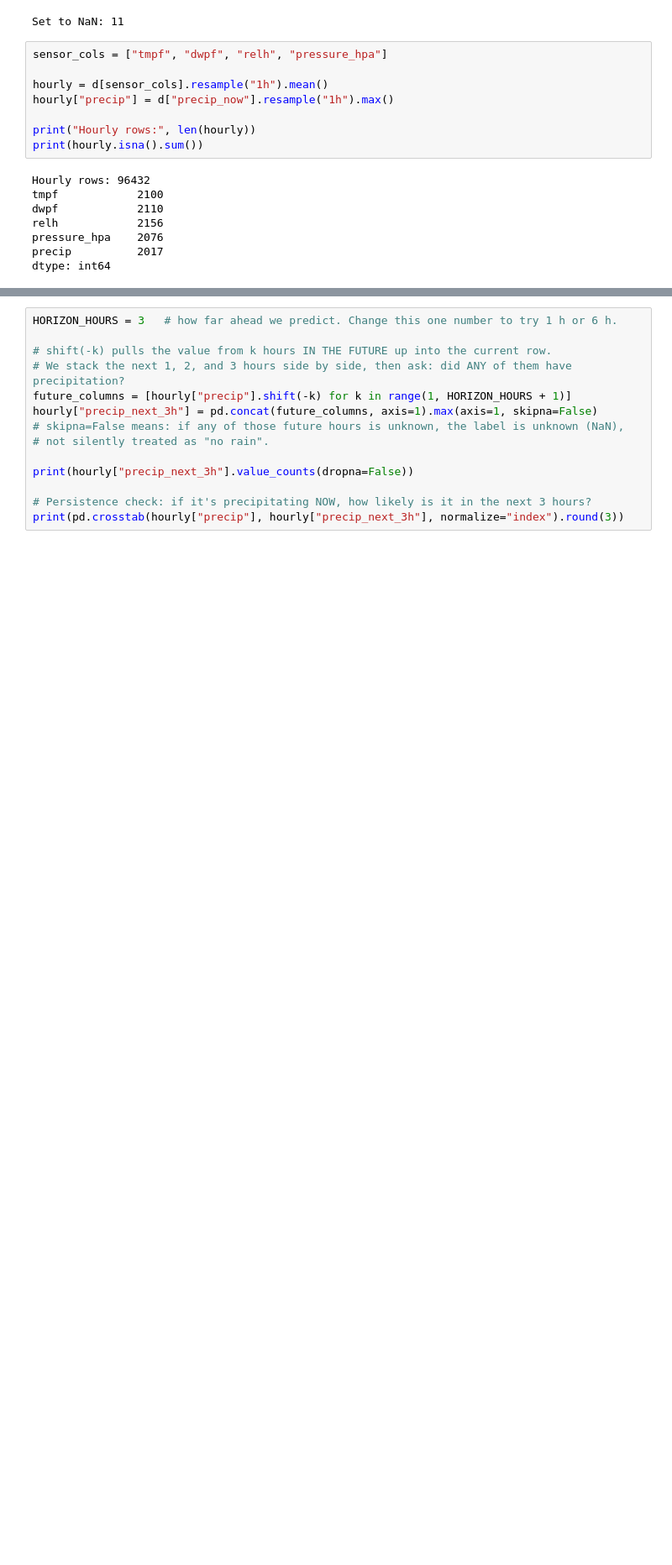
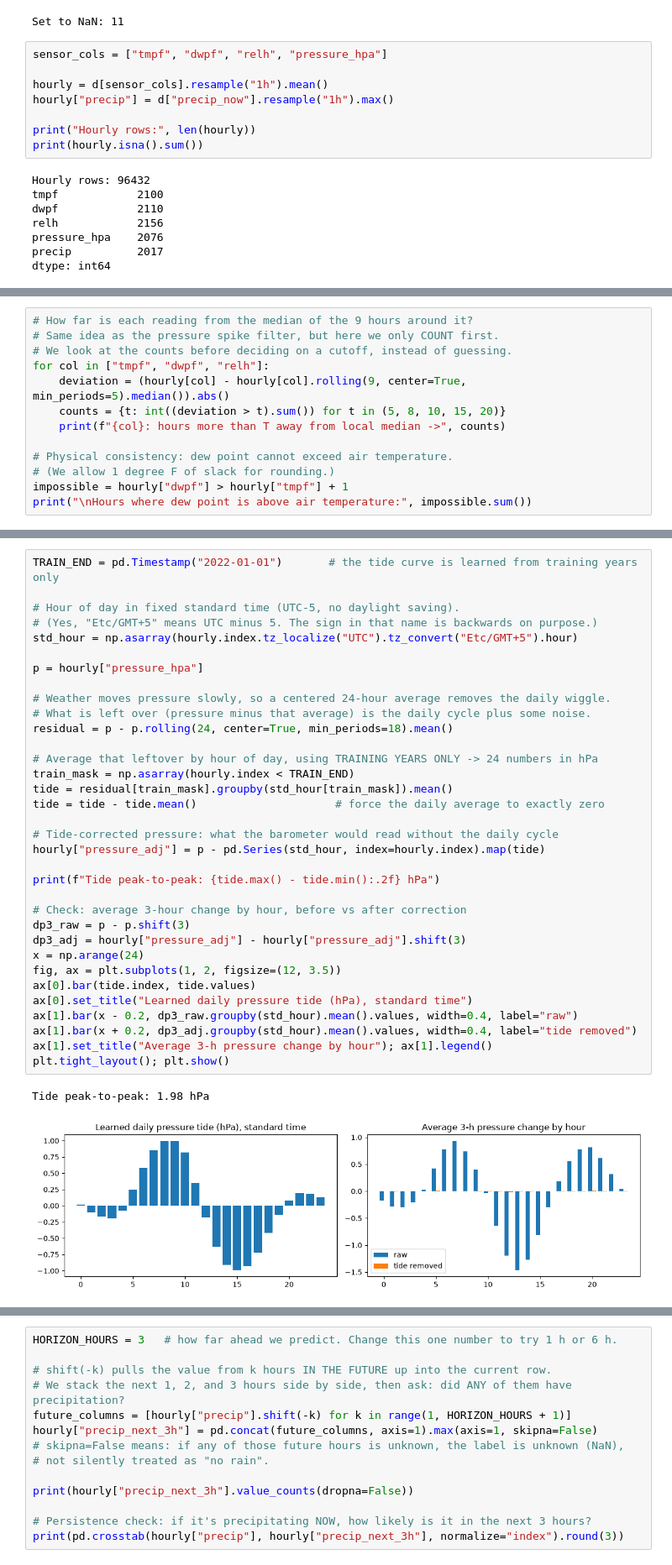
Before and after one commit to sadid-hassan/ESP32-TinyML-Weather-Prediction, a Jupyter notebook: notebooks/02_data_preprocessing.ipynb, the cells around one changed output, grey strips where cells are left out. Shown at 84% size. Cells and saved outputs as stored; diff of their text form; blank space fills up the shorter version.

```diff
--- a/notebooks/02_data_preprocessing.ipynb
+++ b/notebooks/02_data_preprocessing.ipynb
@@ -73,0 +95,13 @@ dtype: int64
+# %%
+# How far is each reading from the median of the 9 hours around it?
+# Same idea as the pressure spike filter, but here we only COUNT first.
+# We look at the counts before deciding on a cutoff, instead of guessing.
+for col in ["tmpf", "dwpf", "relh"]:
+    deviation = (hourly[col] - hourly[col].rolling(9, center=True, min_periods=5).median()).abs()
+    counts = {t: int((deviation > t).sum()) for t in (5, 8, 10, 15, 20)}
+    print(f"{col}: hours more than T away from local median ->", counts)
+
+# Physical consistency: dew point cannot exceed air temperature.
+# (We allow 1 degree F of slack for rounding.)
+impossible = hourly["dwpf"] > hourly["tmpf"] + 1
+print("\nHours where dew point is above air temperature:", impossible.sum())
@@ -103,2 +170,39 @@ pressure_hpa     992
 precip          2017
 dtype: int64
+# %%
+TRAIN_END = pd.Timestamp("2022-01-01")       # the tide curve is learned from training years only
+
+# Hour of day in fixed standard time (UTC-5, no daylight saving).
+# (Yes, "Etc/GMT+5" means UTC minus 5. The sign in that name is backwards on purpose.)
+std_hour = np.asarray(hourly.index.tz_localize("UTC").tz_convert("Etc/GMT+5").hour)
+
+p = hourly["pressure_hpa"]
+
+# Weather moves pressure slowly, so a centered 24-hour average removes the daily wiggle.
+# What is left over (pressure minus that average) is the daily cycle plus some noise.
+residual = p - p.rolling(24, center=True, min_periods=18).mean()
+
+# Average that leftover by hour of day, using TRAINING YEARS ONLY -> 24 numbers in hPa
+train_mask = np.asarray(hourly.index < TRAIN_END)
+tide = residual[train_mask].groupby(std_hour[train_mask]).mean()
+tide = tide - tide.mean()                     # force the daily average to exactly zero
+
+# Tide-corrected pressure: what the barometer would read without the daily cycle
+hourly["pressure_adj"] = p - pd.Series(std_hour, index=hourly.index).map(tide)
+
+print(f"Tide peak-to-peak: {tide.max() - tide.min():.2f} hPa")
+
+# Check: average 3-hour change by hour, before vs after correction
+dp3_raw = p - p.shift(3)
+dp3_adj = hourly["pressure_adj"] - hourly["pressure_adj"].shift(3)
+x = np.arange(24)
+fig, ax = plt.subplots(1, 2, figsize=(12, 3.5))
+ax[0].bar(tide.index, tide.values)
+ax[0].set_title("Learned daily pressure tide (hPa), standard time")
+ax[1].bar(x - 0.2, dp3_raw.groupby(std_hour).mean().values, width=0.4, label="raw")
+ax[1].bar(x + 0.2, dp3_adj.groupby(std_hour).mean().values, width=0.4, label="tide removed")
+ax[1].set_title("Average 3-h pressure change by hour"); ax[1].legend()
+plt.tight_layout(); plt.show()
+# %% [output]
+Tide peak-to-peak: 1.98 hPa
+[figure, added]
```
Also changed, not shown: parts of 18 cells of this notebook.
